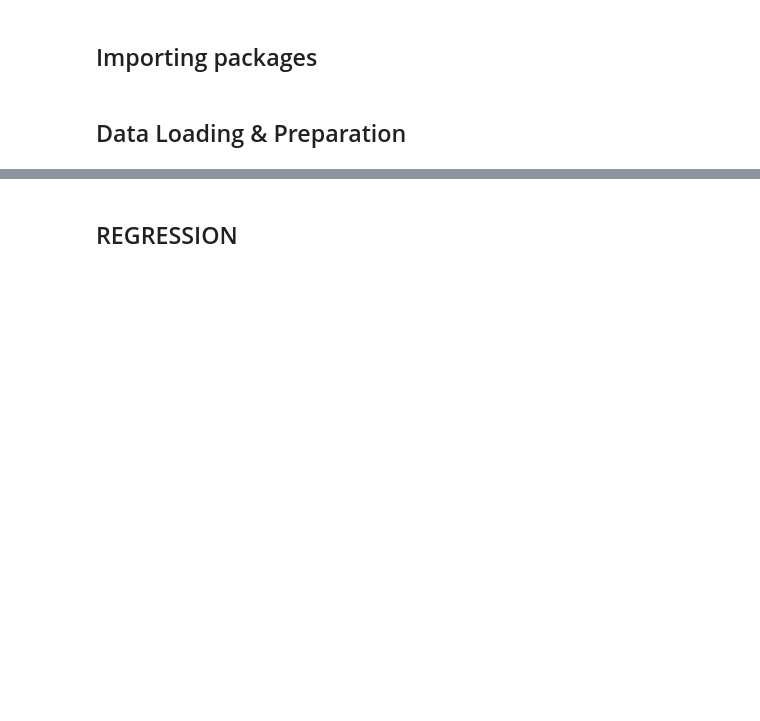
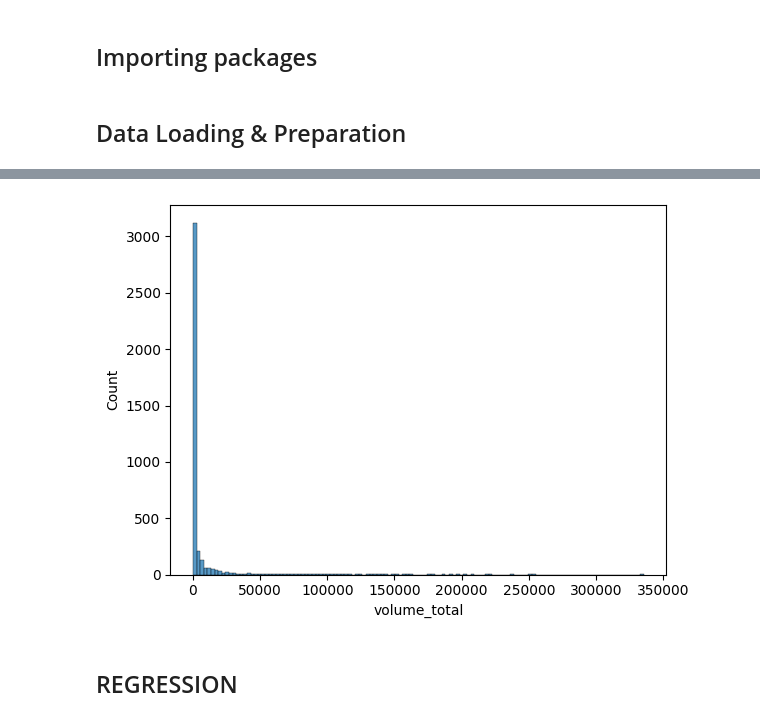
Before and after one commit to marlonmuthiani/UEP-MachineLearning-my-fork, a Jupyter notebook: notebooks/model_training.ipynb, the cells around one changed output, grey strips where cells are left out. Cells and saved outputs as stored; diff of their text form; code cells hidden in the pictures; blank space fills up the shorter version.

```diff
--- a/notebooks/model_training.ipynb
+++ b/notebooks/model_training.ipynb
@@ -68,0 +69,29 @@ Data loaded: Train (13, 50), Test (652220, 50)
+# %%
+def align_dataframes(df1, df2, fill_value=0):
+    """
+    Aligns two DataFrames to have the exact same columns (union of both).
+    Missing columns are added and filled with `fill_value`.
+    """
+    # 1. Get the union of all column names
+    all_cols = df1.columns.union(df2.columns)
+
+    # 2. Reindex both DataFrames to this full set of columns
+    #    'fill_value' handles the new missing columns
+    df1_aligned = df1.reindex(columns=all_cols, fill_value=fill_value)
+    df2_aligned = df2.reindex(columns=all_cols, fill_value=fill_value)
+
+    df1_aligned.sort_values(by='snapshot_ts', ascending=False, inplace=True)
+    df2_aligned.sort_values(by='snapshot_ts', ascending=False, inplace=True)
+
+    df1_aligned.drop_duplicates(subset='market_id', inplace=True)
+    df2_aligned.drop_duplicates(subset='market_id', inplace=True)
+
+    # Optional: Ensure columns are in the exact same order (reindex does this, but good to be sure)
+    # The .union() usually sorts them, so they will match.
+
+    return df1_aligned, df2_aligned
+
+# --- Usage Example ---
+df, df_test = align_dataframes(df, df_test, fill_value=0)
+
+print(f"Aligned shapes: Train {df.shape}, Test {df_test.shape}")
@@ -69,3 +127,8 @@ Data loaded: Train (13, 50), Test (652220, 50)
+# %%
+sns.histplot(df_test[(df_test['volume_total'] < 500000) & (df_test['volume_total'] > 0)]['volume_total'])
+plt.show()
+# %% [output]
+[figure, added]
 # %% [markdown]
 ## REGRESSION
 # %%
```
Also changed, not shown: parts of 20 cells of this notebook, 4 other files.
